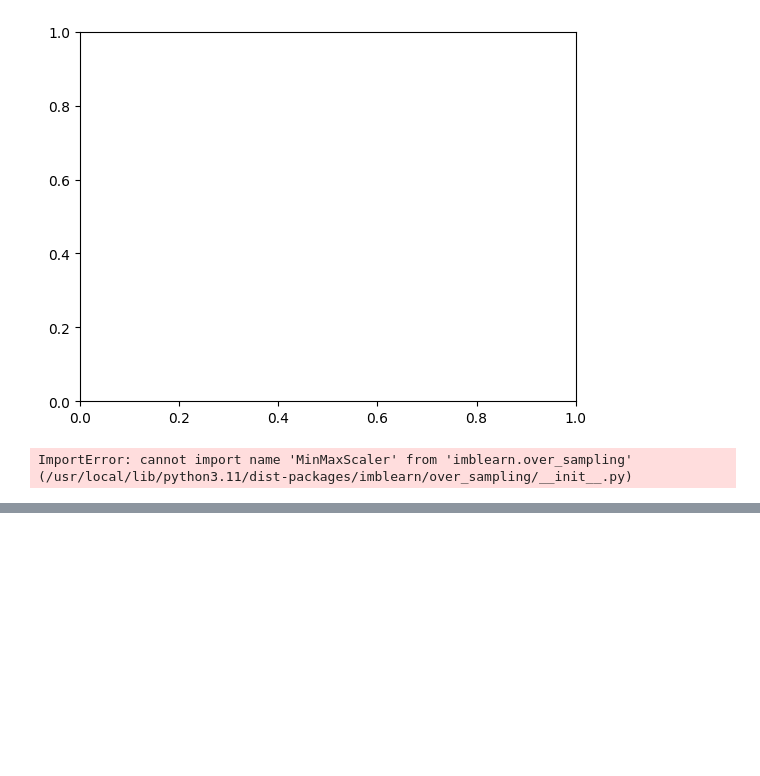
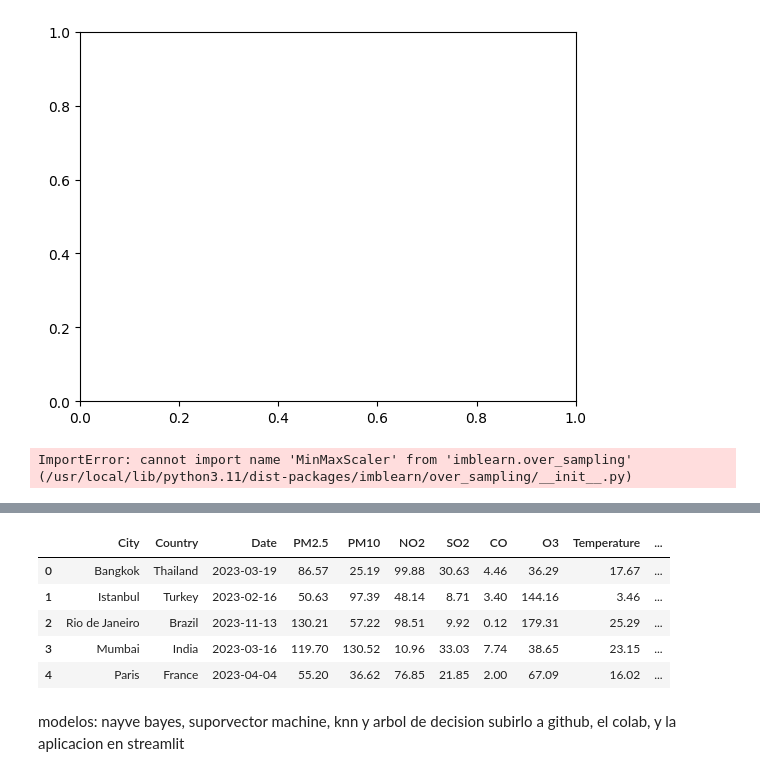
Before and after one commit to mbarragan744/clase-IA, a Jupyter notebook: proyecto_en_clase.ipynb, the cells around one changed output, grey strips where cells are left out. Saved outputs shown, nothing was run; the diff lists cells and outputs as text; code cells hidden in the pictures; blank space fills up the shorter version.

```diff
--- a/proyecto_en_clase.ipynb
+++ b/proyecto_en_clase.ipynb
@@ -111,0 +134,34 @@ ImportError: cannot import name 'MinMaxScaler' from 'imblearn.over_sampling' (/u
+# %%
+# prompt: #categorizar en una columna calidad del aire teniendo en cuenta que si PM2.5 es menor a 50 bueno, entre 51 y 100 es moderado, entre 101 y 150 es no sano para grupos sensibles, entre 151 y 200 es no sano, entre 201 y 300 es muy insano, y mas de 301 es peligroso
+
+def categorize_air_quality(row):
+  """Categorizes air quality based on PM2.5 levels."""
+  pm25 = row['PM2.5']
+  if pm25 < 50:
+    return 'Bueno'
+  elif 51 <= pm25 <= 100:
+    return 'Moderado'
+  elif 101 <= pm25 <= 150:
+    return 'No sano para grupos sensibles'
+  elif 151 <= pm25 <= 200:
+    return 'No sano'
+  elif 201 <= pm25 <= 300:
+    return 'Muy insano'
+  else:
+    return 'Peligroso'
+
+
+# Apply the function to create a new column 'Calidad del Aire'
+df['Calidad del Aire'] = df.apply(categorize_air_quality, axis=1)
+# %%
+df.head() # ya no es necesario PM2.5, CIUDAD Y PAIS, NI FECHA
+# %% [output]
+|  | City | Country | Date | PM2.5 | PM10 | NO2 | SO2 | CO | O3 | Temperature | ... |
+| 0 | Bangkok | Thailand | 2023-03-19 | 86.57 | 25.19 | 99.88 | 30.63 | 4.46 | 36.29 | 17.67 | ... |
+| 1 | Istanbul | Turkey | 2023-02-16 | 50.63 | 97.39 | 48.14 | 8.71 | 3.40 | 144.16 | 3.46 | ... |
+| 2 | Rio de Janeiro | Brazil | 2023-11-13 | 130.21 | 57.22 | 98.51 | 9.92 | 0.12 | 179.31 | 25.29 | ... |
+| 3 | Mumbai | India | 2023-03-16 | 119.70 | 130.52 | 10.96 | 33.03 | 7.74 | 38.65 | 23.15 | ... |
+| 4 | Paris | France | 2023-04-04 | 55.20 | 36.62 | 76.85 | 21.85 | 2.00 | 67.09 | 16.02 | ... |
+# %% [markdown]
+modelos: nayve bayes, suporvector machine, knn y arbol de decision
+subirlo a github, el colab, y la aplicacion en streamlit
```
Also changed, not shown: parts of 3 cells of this notebook.
